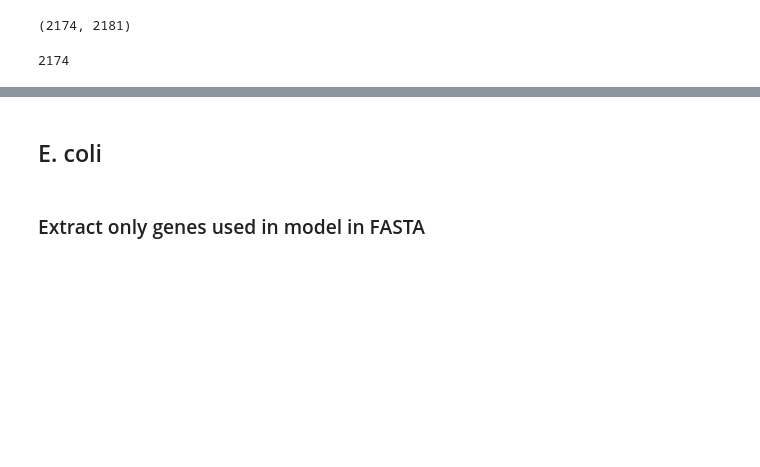
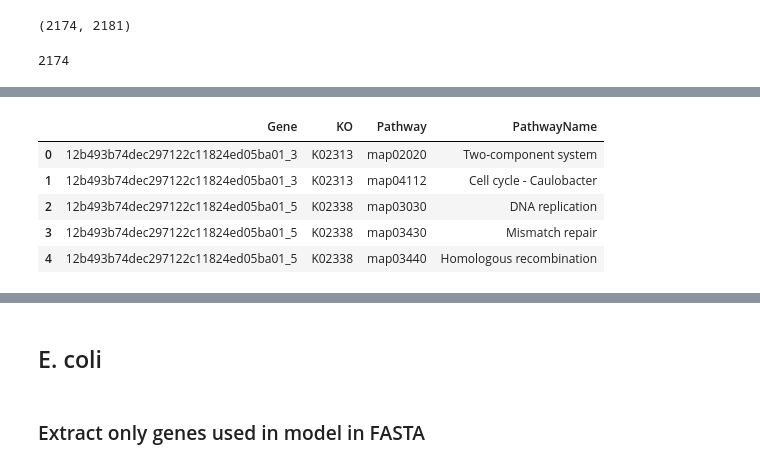
Before and after one commit to Mukundan-T/seqADAGE, a Jupyter notebook: Py/muk_transfer_learning/enrichment/Mukundan_pathway_enrichment_kegg.ipynb, the cells around one changed output, grey strips where cells are left out. Saved outputs shown, nothing was run; the diff lists cells and outputs as text; code cells hidden in the pictures; blank space fills up the shorter version.

Commit message:
Processed KOALA results for S. aureus and saved pathways

```diff
--- a/Py/muk_transfer_learning/enrichment/Mukundan_pathway_enrichment_kegg.ipynb
+++ b/Py/muk_transfer_learning/enrichment/Mukundan_pathway_enrichment_kegg.ipynb
@@ -97,0 +121,15 @@ sum(1 for _ in SeqIO.parse('/content/drive/My Drive/Comp-Bio-Projs-S26/data/muk-
+# %%
+# Convert mapping into dataframe
+mapping = []
+
+for line in response.text.strip().split('\n'):
+  ko_id, pathway = line.split('\t')
+  mapping.append(
+    {
+      'KO': ko_id.replace('ko:', ''),
+      'Pathway': pathway.replace('path:', '')
+    }
+  )
+
+mapping = pd.DataFrame(mapping)
+mapping.head()
@@ -97,0 +143,4 @@ sum(1 for _ in SeqIO.parse('/content/drive/My Drive/Comp-Bio-Projs-S26/data/muk-
+# %%
+# Merge mapping into KO numbers dataframe
+gene_pathways = ko.merge(mapping, on = 'KO')
+gene_pathways.head()
@@ -97,0 +154,18 @@ sum(1 for _ in SeqIO.parse('/content/drive/My Drive/Comp-Bio-Projs-S26/data/muk-
+# %%
+# Get pathway names
+response = requests.get('https://rest.kegg.jp/list/pathway')
+response.raise_for_status()
+# %%
+names = []
+
+for line in response.text.strip().split('\n'):
+  pid, name = line.split('\t')
+  names.append(
+    {
+      'Pathway': pid.replace('path:', ''),
+      'PathwayName': name
+    }
+  )
+
+names = pd.DataFrame(names)
+names.head()
@@ -97,0 +179,11 @@ sum(1 for _ in SeqIO.parse('/content/drive/My Drive/Comp-Bio-Projs-S26/data/muk-
+# %%
+# Merge pathway names into dataframe
+gene_pathways = gene_pathways.merge(names, on = 'Pathway')
+gene_pathways.head()
+# %% [output]
+|  | Gene | KO | Pathway | PathwayName |
+| 0 | 12b493b74dec297122c11824ed05ba01_3 | K02313 | map02020 | Two-component system |
+| 1 | 12b493b74dec297122c11824ed05ba01_3 | K02313 | map04112 | Cell cycle - Caulobacter |
+| 2 | 12b493b74dec297122c11824ed05ba01_5 | K02338 | map03030 | DNA replication |
+| 3 | 12b493b74dec297122c11824ed05ba01_5 | K02338 | map03430 | Mismatch repair |
+| 4 | 12b493b74dec297122c11824ed05ba01_5 | K02338 | map03440 | Homologous recombination |
```
Also changed, not shown: parts of 10 cells of this notebook.
